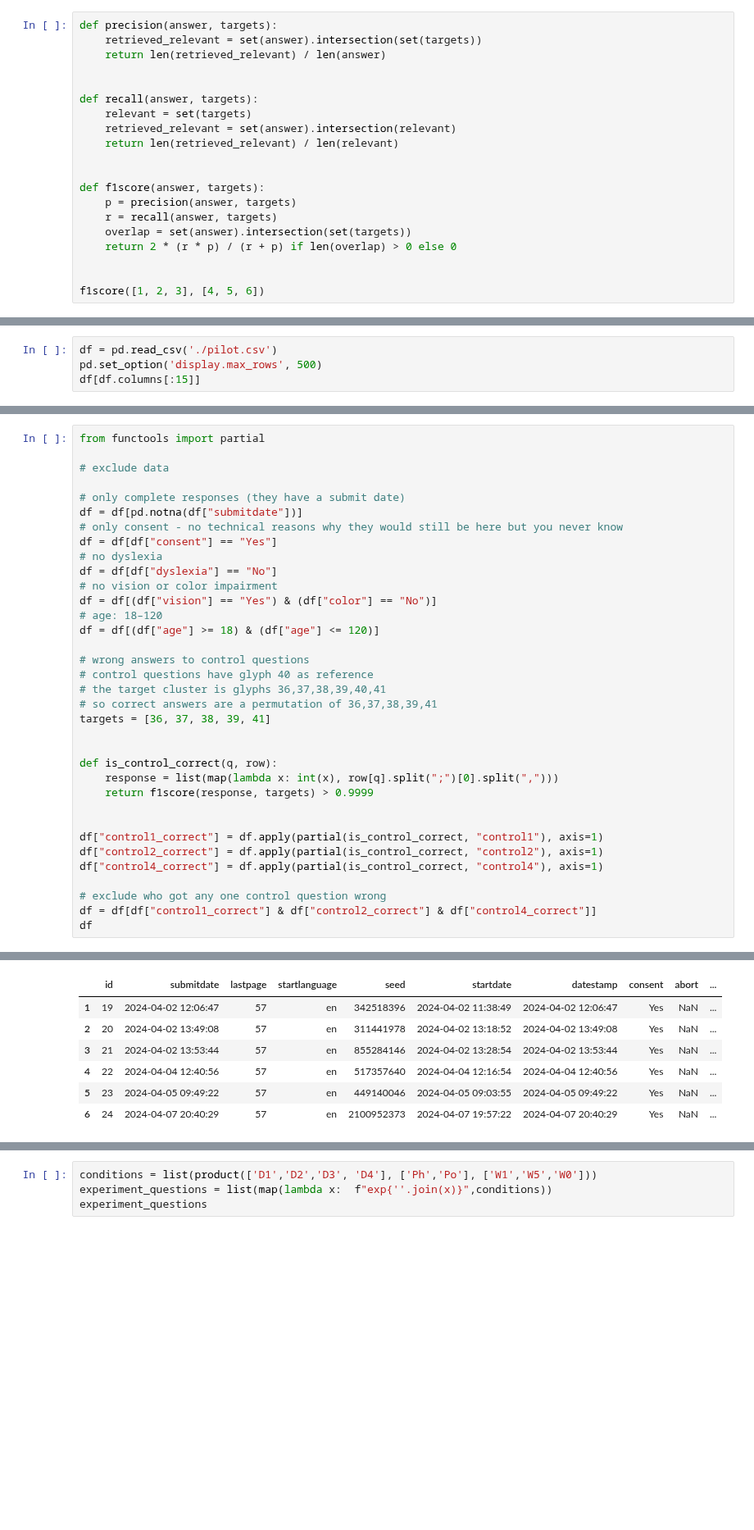
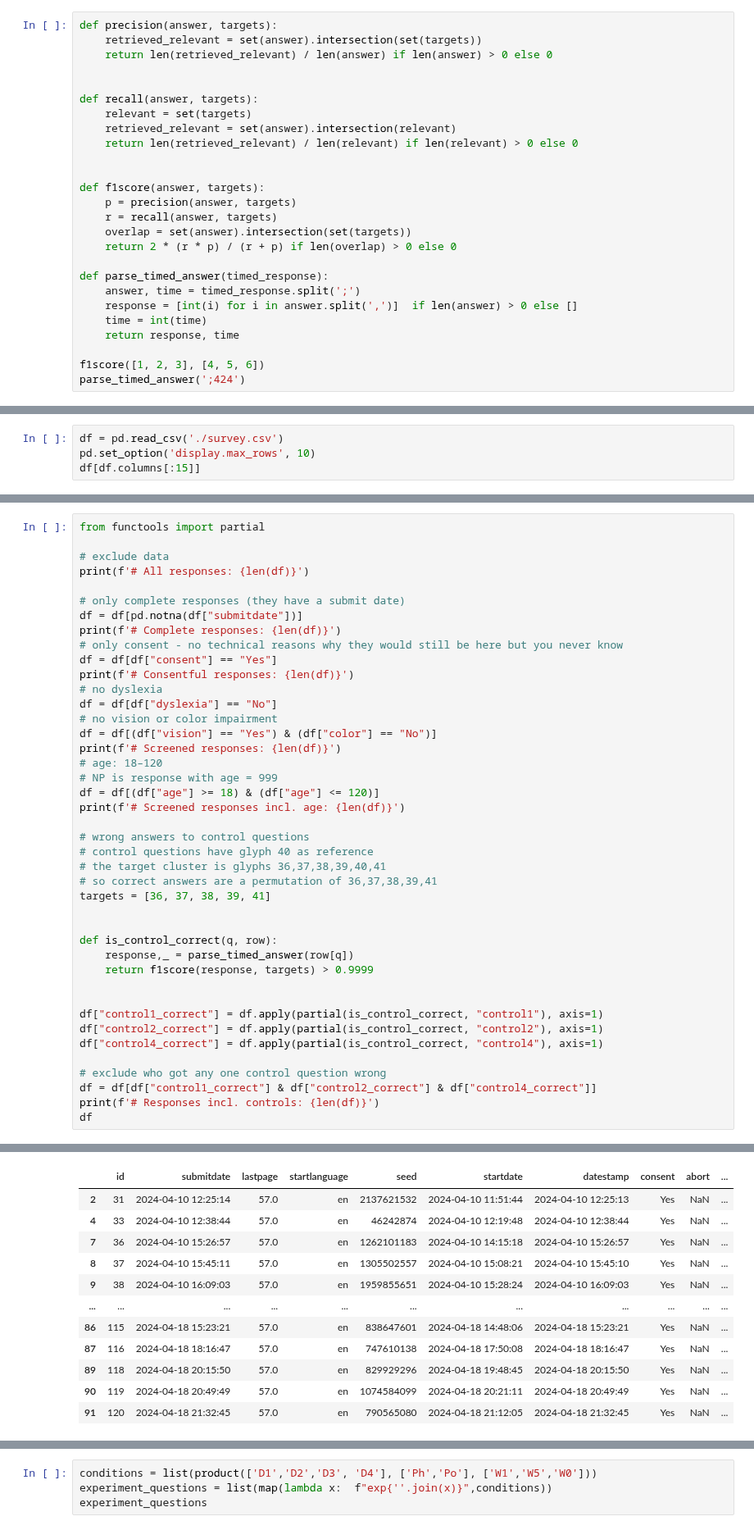
Before and after one commit to npiccolotto/undrground-tubes, a Jupyter notebook: eval/analysis.ipynb, the cells around one changed output, grey strips where cells are left out. Shown at 82% size. Cells and saved outputs as stored; diff of their text form; blank space fills up the shorter version.

```diff
--- a/eval/analysis.ipynb
+++ b/eval/analysis.ipynb
@@ -14,13 +14,13 @@ from itertools import pairwise, combinations,product
 # %%
 def precision(answer, targets):
     retrieved_relevant = set(answer).intersection(set(targets))
-    return len(retrieved_relevant) / len(answer)
+    return len(retrieved_relevant) / len(answer) if len(answer) > 0 else 0
 
 
 def recall(answer, targets):
     relevant = set(targets)
     retrieved_relevant = set(answer).intersection(relevant)
-    return len(retrieved_relevant) / len(relevant)
+    return len(retrieved_relevant) / len(relevant) if len(relevant) > 0 else 0
 
 
 def f1score(answer, targets):
@@ -29,6 +29,12 @@ def f1score(answer, targets):
     overlap = set(answer).intersection(set(targets))
     return 2 * (r * p) / (r + p) if len(overlap) > 0 else 0
 
+def parse_timed_answer(timed_response):
+    answer, time = timed_response.split(';')
+    response = [int(i) for i in answer.split(',')]  if len(answer) > 0 else []
+    time = int(time)
+    return response, time
 
 f1score([1, 2, 3], [4, 5, 6])
+parse_timed_answer(';424')
 # %% [output]
@@ -36,6 +42,6 @@ f1score([1, 2, 3], [4, 5, 6])
 # %%
-df = pd.read_csv('./pilot.csv')
-pd.set_option('display.max_rows', 500)
+df = pd.read_csv('./survey.csv')
+pd.set_option('display.max_rows', 10)
 df[df.columns[:15]]
 # %% [output]
 |  | id | submitdate | lastpage | startlanguage | seed | startdate | datestamp | consent | abort | ... |
@@ -50,17 +61,23 @@ df[df.columns[:15]]
 from functools import partial
 
 # exclude data
+print(f'# All responses: {len(df)}')
 
 # only complete responses (they have a submit date)
 df = df[pd.notna(df["submitdate"])]
+print(f'# Complete responses: {len(df)}')
 # only consent - no technical reasons why they would still be here but you never know
 df = df[df["consent"] == "Yes"]
+print(f'# Consentful responses: {len(df)}')
 # no dyslexia
 df = df[df["dyslexia"] == "No"]
 # no vision or color impairment
 df = df[(df["vision"] == "Yes") & (df["color"] == "No")]
+print(f'# Screened responses: {len(df)}')
 # age: 18–120
+# NP is response with age = 999
 df = df[(df["age"] >= 18) & (df["age"] <= 120)]
+print(f'# Screened responses incl. age: {len(df)}')
 
 # wrong answers to control questions
 # control questions have glyph 40 as reference
@@ -70,7 +87,7 @@ targets = [36, 37, 38, 39, 41]
 
 
 def is_control_correct(q, row):
-    response = list(map(lambda x: int(x), row[q].split(";")[0].split(",")))
+    response,_ = parse_timed_answer(row[q])
     return f1score(response, targets) > 0.9999
 
 
@@ -80,5 +97,6 @@ df["control4_correct"] = df.apply(partial(is_control_correct, "control4"), axis=
 
 # exclude who got any one control question wrong
 df = df[df["control1_correct"] & df["control2_correct"] & df["control4_correct"]]
+print(f'# Responses incl. controls: {len(df)}')
 df
 # %% [output]
@@ -85,7 +109,12 @@ df
 |  | id | submitdate | lastpage | startlanguage | seed | startdate | datestamp | consent | abort | ... |
-| 1 | 19 | 2024-04-02 12:06:47 | 57 | en | 342518396 | 2024-04-02 11:38:49 | 2024-04-02 12:06:47 | Yes | NaN | ... |
-| 2 | 20 | 2024-04-02 13:49:08 | 57 | en | 311441978 | 2024-04-02 13:18:52 | 2024-04-02 13:49:08 | Yes | NaN | ... |
-| 3 | 21 | 2024-04-02 13:53:44 | 57 | en | 855284146 | 2024-04-02 13:28:54 | 2024-04-02 13:53:44 | Yes | NaN | ... |
-| 4 | 22 | 2024-04-04 12:40:56 | 57 | en | 517357640 | 2024-04-04 12:16:54 | 2024-04-04 12:40:56 | Yes | NaN | ... |
-| 5 | 23 | 2024-04-05 09:49:22 | 57 | en | 449140046 | 2024-04-05 09:03:55 | 2024-04-05 09:49:22 | Yes | NaN | ... |
-| 6 | 24 | 2024-04-07 20:40:29 | 57 | en | 2100952373 | 2024-04-07 19:57:22 | 2024-04-07 20:40:29 | Yes | NaN | ... |
+| 2 | 31 | 2024-04-10 12:25:14 | 57.0 | en | 2137621532 | 2024-04-10 11:51:44 | 2024-04-10 12:25:13 | Yes | NaN | ... |
+| 4 | 33 | 2024-04-10 12:38:44 | 57.0 | en | 46242874 | 2024-04-10 12:19:48 | 2024-04-10 12:38:44 | Yes | NaN | ... |
+| 7 | 36 | 2024-04-10 15:26:57 | 57.0 | en | 1262101183 | 2024-04-10 14:15:18 | 2024-04-10 15:26:57 | Yes | NaN | ... |
+| 8 | 37 | 2024-04-10 15:45:11 | 57.0 | en | 1305502557 | 2024-04-10 15:08:21 | 2024-04-10 15:45:10 | Yes | NaN | ... |
+| 9 | 38 | 2024-04-10 16:09:03 | 57.0 | en | 1959855651 | 2024-04-10 15:28:24 | 2024-04-10 16:09:03 | Yes | NaN | ... |
+| ... | ... | ... | ... | ... | ... | ... | ... | ... | ... | ... |
+| 86 | 115 | 2024-04-18 15:23:21 | 57.0 | en | 838647601 | 2024-04-18 14:48:06 | 2024-04-18 15:23:21 | Yes | NaN | ... |
+| 87 | 116 | 2024-04-18 18:16:47 | 57.0 | en | 747610138 | 2024-04-18 17:50:08 | 2024-04-18 18:16:47 | Yes | NaN | ... |
+| 89 | 118 | 2024-04-18 20:15:50 | 57.0 | en | 829929296 | 2024-04-18 19:48:45 | 2024-04-18 20:15:50 | Yes | NaN | ... |
+| 90 | 119 | 2024-04-18 20:49:49 | 57.0 | en | 1074584099 | 2024-04-18 20:21:11 | 2024-04-18 20:49:49 | Yes | NaN | ... |
+| 91 | 120 | 2024-04-18 21:32:45 | 57.0 | en | 790565080 | 2024-04-18 21:12:05 | 2024-04-18 21:32:45 | Yes | NaN | ... |
```
Also changed, not shown: parts of 7 cells of this notebook, 3 other files.
